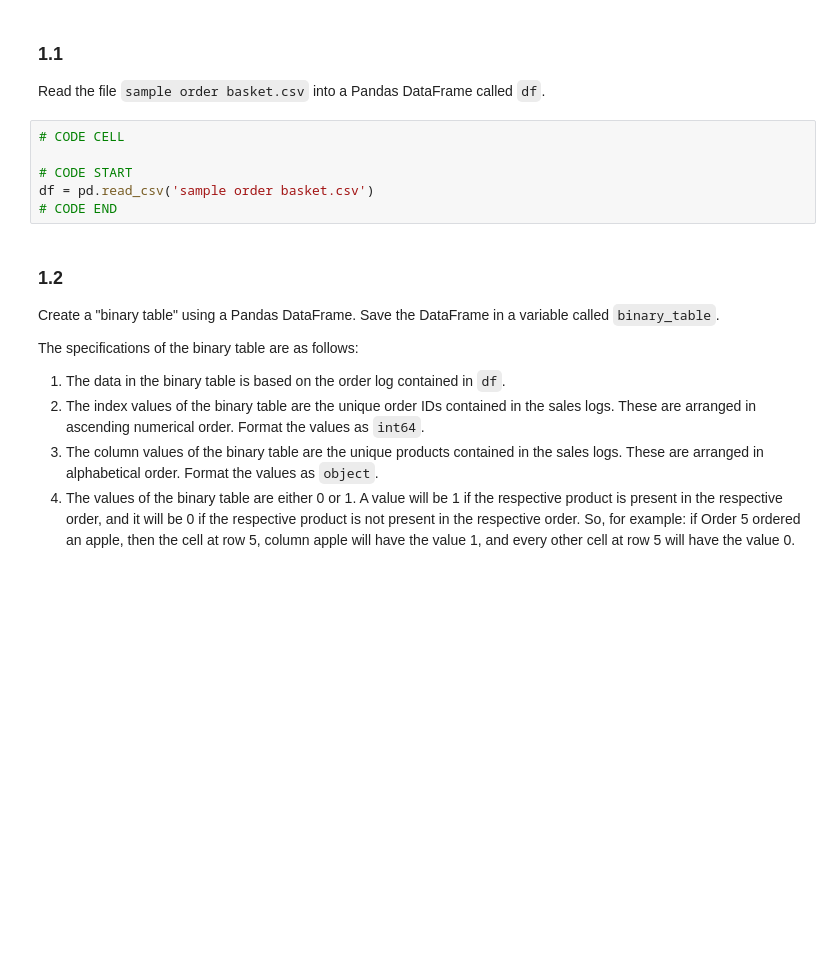
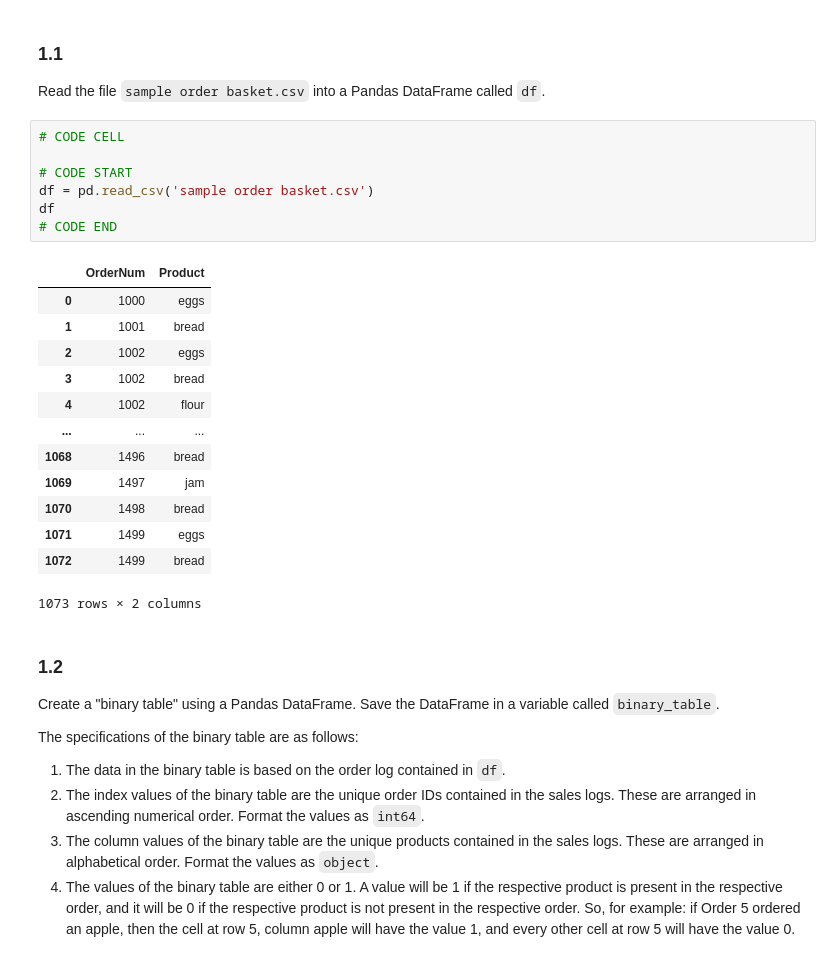
Before and after one commit to sinead-vallester/Submissions, a Jupyter notebook: 205306_VALLESTER_SINEADDYLAN_LIBRARIES.ipynb, the cells around one changed output. Cells and saved outputs as stored; diff of their text form; blank space fills up the shorter version.

```diff
--- a/205306_VALLESTER_SINEADDYLAN_LIBRARIES.ipynb
+++ b/205306_VALLESTER_SINEADDYLAN_LIBRARIES.ipynb
@@ -44,9 +44,24 @@ Read the file `sample order basket.csv` into a Pandas DataFrame called `df`.
 # %%
 # CODE CELL
 
 # CODE START
 df = pd.read_csv('sample order basket.csv')
+df
 # CODE END
+# %% [output]
+|  | OrderNum | Product |
+| 0 | 1000 | eggs |
+| 1 | 1001 | bread |
+| 2 | 1002 | eggs |
+| 3 | 1002 | bread |
+| 4 | 1002 | flour |
+| ... | ... | ... |
+| 1068 | 1496 | bread |
+| 1069 | 1497 | jam |
+| 1070 | 1498 | bread |
+| 1071 | 1499 | eggs |
+| 1072 | 1499 | bread |
+1073 rows × 2 columns
 # %% [markdown]
 ### 1.2
 
```
Also changed, not shown: parts of 3 cells of this notebook.
